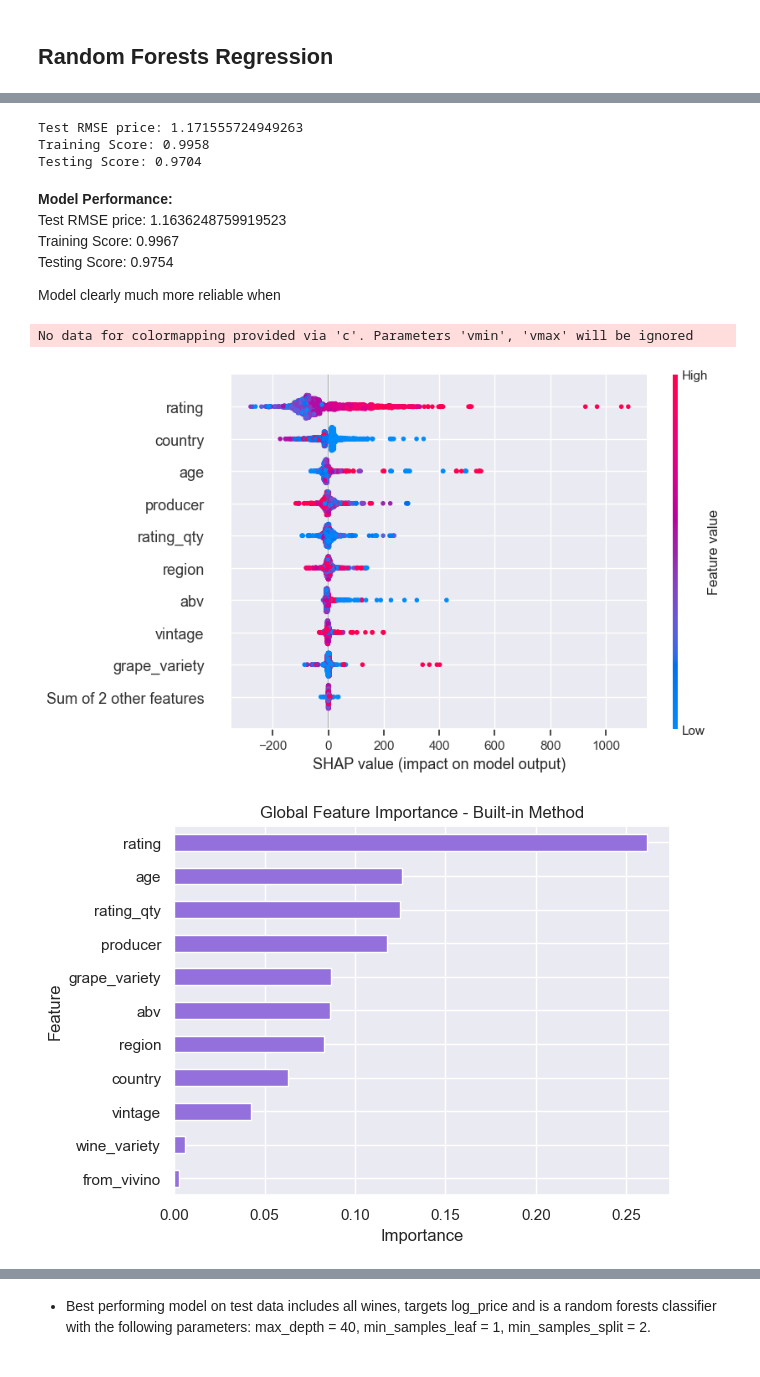
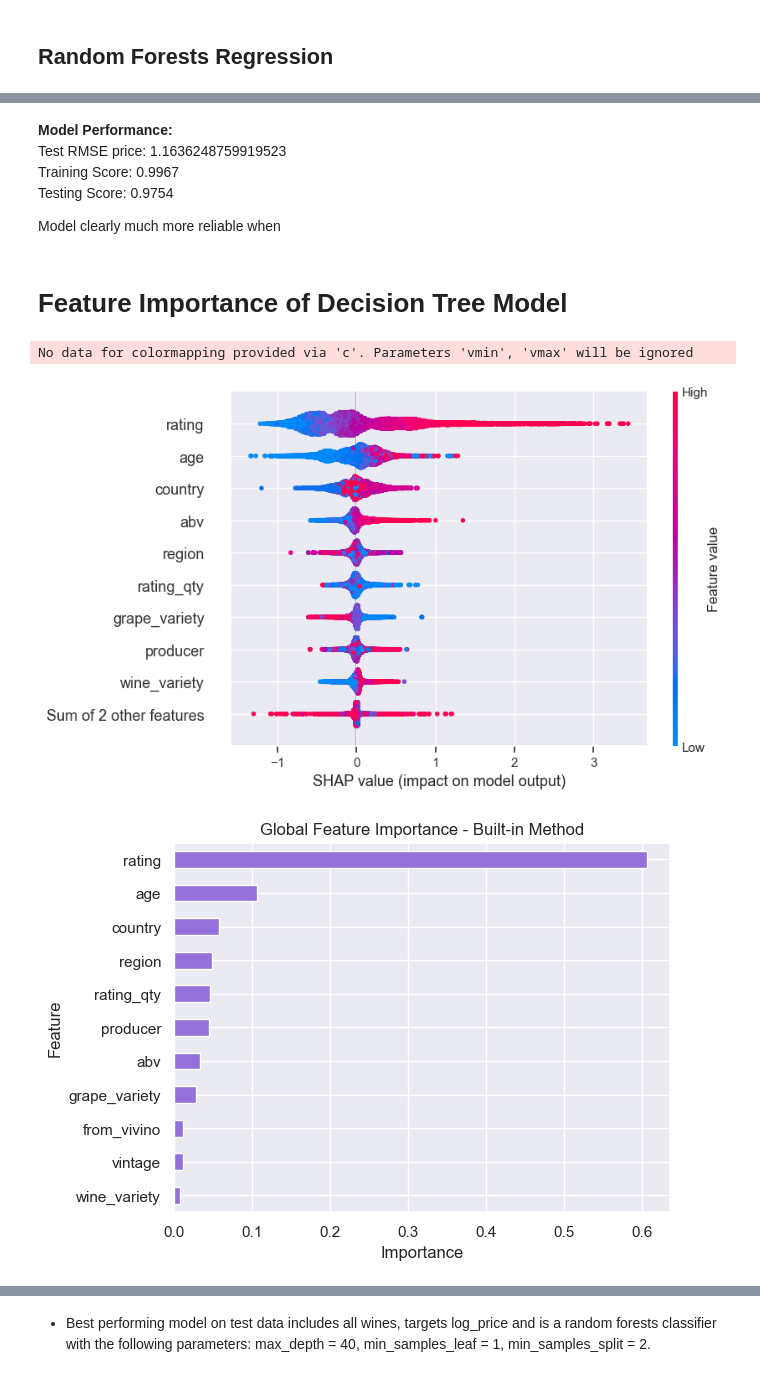
Before and after one commit to acdaniel864/capstone, a Jupyter notebook: code/04_modelling.ipynb, the cells around one changed output, grey strips where cells are left out. Drawn from its saved outputs; the diff is of its cells as text; code cells hidden in the pictures.

```diff
--- a/code/04_modelling.ipynb
+++ b/code/04_modelling.ipynb
@@ -86,13 +94,13 @@ X_train, X_test, y_train, y_test = train_test_split(X, y, random_state=42, train
 # %% [markdown]
 ## Decision Tree Regression
 # %%
-# # No hyper parameter tuning
-# dt = DecisionTreeRegressor()
+# No hyper parameter tuning
 
-# dt.fit(X_train, y_train)
+dt = DecisionTreeRegressor(random_state=42)
 
-# y_pred = dt.predict(X_test)
+dt.fit(X_train, y_train)
 
+y_pred = dt.predict(X_test)
 
-# print(f"Root Mean Squared Error (RMSE): {np.sqrt(mean_squared_error(y_test, y_pred))}")
-# print(f"R-squared (R2): {r2_score(y_test, y_pred)}")
+print(f"Root Mean Squared Error (RMSE): {np.exp(np.sqrt(mean_squared_error(y_test, y_pred)))}")
+print(f"R-squared (R2): {r2_score(y_test, y_pred)}")
@@ -122,13 +155,13 @@ X_train, X_test, y_train, y_test = train_test_split(X, y, random_state=42, train
 # %%
-# # Best parameters found:  {'max_depth': 30, 'min_samples_leaf': 2, 'min_samples_split': 10}
-# # After hyper parameter tuning
-# dt_tuned = DecisionTreeRegressor(max_depth = 30, min_samples_leaf = 2, min_samples_split = 10)
+# Best parameters found:  {'max_depth': 30, 'min_samples_leaf': 2, 'min_samples_split': 10}
+# After hyper parameter tuning
+dt_tuned = DecisionTreeRegressor(max_depth = None, min_samples_leaf = 1, min_samples_split = 3, random_state=42)
 
-# dt_tuned.fit(X_train, y_train)
+dt_tuned.fit(X_train, y_train)
 
-# y_pred = dt_tuned.predict(X_test)
+y_pred = dt_tuned.predict(X_test)
 
-# print(f"Root Mean Squared Error (RMSE): {np.sqrt(mean_squared_error(y_test, y_pred))}")
-# print(f"R-squared (R2): {r2_score(y_test, y_pred)}")
+print(f"Root Mean Squared Error (RMSE): {round(np.exp(np.sqrt(mean_squared_error(y_test, y_pred))),3)}")
+print(f"R-squared (R2): {round(r2_score(y_test, y_pred),3)}")
 
-# print(f"Cross validated r2: {round(cross_val_score(dt_tuned, X_train, y_train, cv = 10).mean(), 3)}")
+print(f"Cross validated r2: {round(cross_val_score(dt_tuned, X_train, y_train, cv = 10).mean(), 3)}")
@@ -248,24 +302,19 @@ Testing Score: 0.9051
 # %%
-# Remove wines with less then 30 ratings based on EDA finding that correlation between price and rating was much higher with
-# more reliable ratings.
-df_30plusratings = df[df['rating_qty'] > 30]
+# # Remove wines with less then 30 ratings based on EDA finding that correlation between price and rating was much higher with
+# # more reliable ratings.
+# np.random.seed(42)
 
-X = df_30plusratings.drop(columns = ['log_price', 'price'])
-y = df_30plusratings['log_price']
+# rf_tuned = RandomForestRegressor(max_depth = 40, min_samples_leaf = 1, min_samples_split = 2, random_state=42)
+# rf_tuned = rf_tuned.fit(X_train, y_train)
+# y_pred = rf_tuned.predict(X_test)
+# mse = mean_squared_error(y_test, y_pred)
+# print(f"Test RMSE price: {np.exp(np.sqrt(mse))}")
+# print(f'Training Score: {round(rf_tuned.score(X_train, y_train),4)}')
+# print(f'Testing Score: {round(rf_tuned.score(X_test, y_test),4)}')
 
-X_train, X_test, y_train, y_test = train_test_split(X, y, random_state=42, train_size=0.85)
-
-rf_tuned = RandomForestRegressor(max_depth = 40, min_samples_leaf = 1, min_samples_split = 2)
-rf_tuned = rf_tuned.fit(X_train, y_train)
-y_pred = rf_tuned.predict(X_test)
-mse = mean_squared_error(y_test, y_pred)
-print(f"Test RMSE price: {np.exp(np.sqrt(mse))}")
-print(f'Training Score: {round(rf_tuned.score(X_train, y_train),4)}')
-print(f'Testing Score: {round(rf_tuned.score(X_test, y_test),4)}')
+# # Test RMSE price: 1.171555724949263
+# # Training Score: 0.9958
+# # Testing Score: 0.9704
-# %% [output]
-Test RMSE price: 1.171555724949263
-Training Score: 0.9958
-Testing Score: 0.9704
 # %% [markdown]
 **Model Performance:**<br>
 Test RMSE price: 1.1636248759919523<br>
@@ -273,27 +322,28 @@ Training Score: 0.9967<br>
 Testing Score: 0.9754<br>
 
 Model clearly much more reliable when
+# %% [markdown]
+# Feature Importance of Decision Tree Model
 # %%
-import shap
-
-explainer = shap.Explainer(rf_tuned)
+# taking hours to run for some reason
+explainer = shap.Explainer(dt_tuned)
 shap_values = explainer(X_train)
 
-shap.plots.beeswarm(shap_values)
+shap.plots.beeswarm(shap_values);
 # %% [output]
 No data for colormapping provided via 'c'. Parameters 'vmin', 'vmax' will be ignored
-[figure, old version]
+[figure, new version]
 # %%
 # code from https://forecastegy.com/posts/feature-importance-in-random-forests/#:~:text=Permutation%20feature%20importance%20is%20another,out%2Dof%2Dsample%20dataset.
 
-global_importances = pd.Series(rf_tuned.feature_importances_, index=X_train.columns)
+global_importances = pd.Series(dt_tuned.feature_importances_, index=X_train.columns)
 global_importances.sort_values(ascending=True, inplace=True)
 global_importances.plot.barh(color='mediumpurple')
 plt.xlabel("Importance")
 plt.ylabel("Feature")
 plt.title("Global Feature Importance - Built-in Method");
 # %% [output]
-[figure, old version]
+[figure, new version]
 # %%
 X_train_random = X_train.copy()
 X_train_random["RANDOM"] = np.random.RandomState(42).randn(X_train.shape[0])
```
Also changed, not shown: parts of 21 cells of this notebook, 3 other files.
